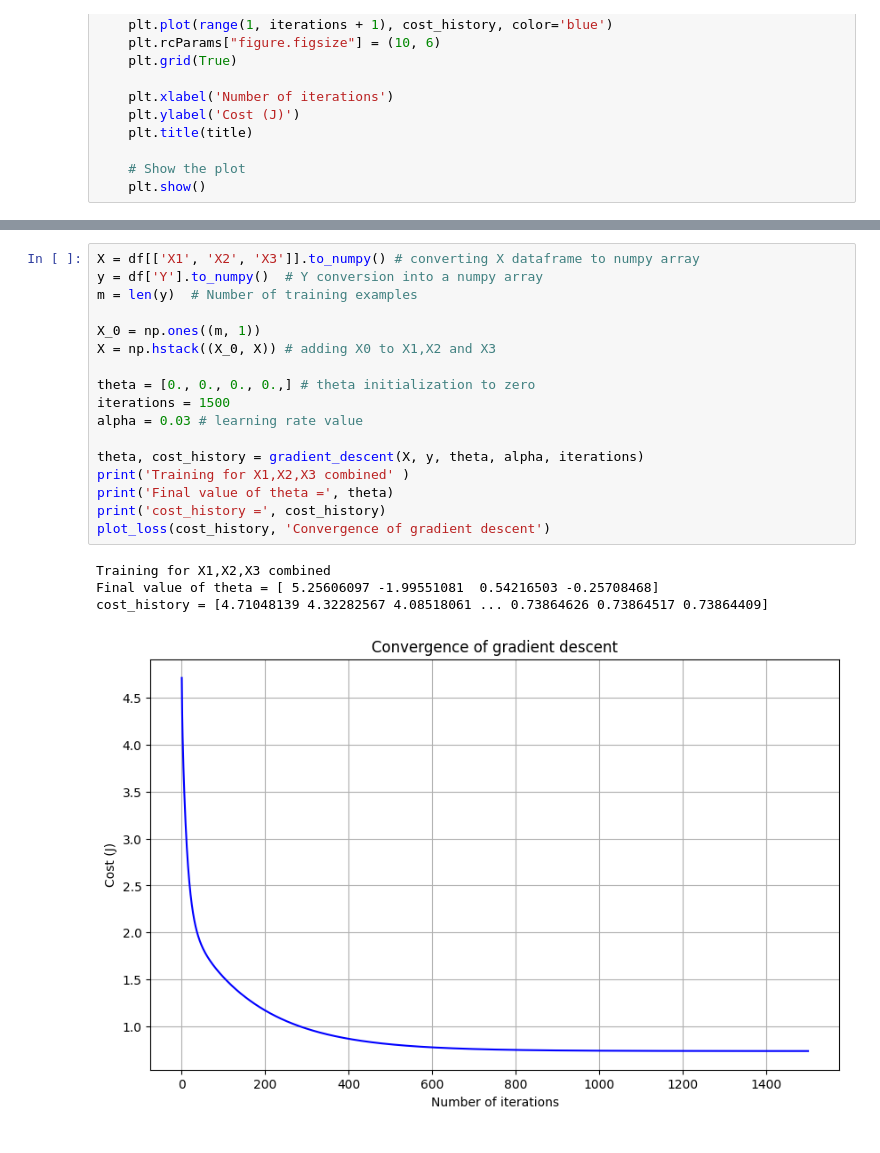
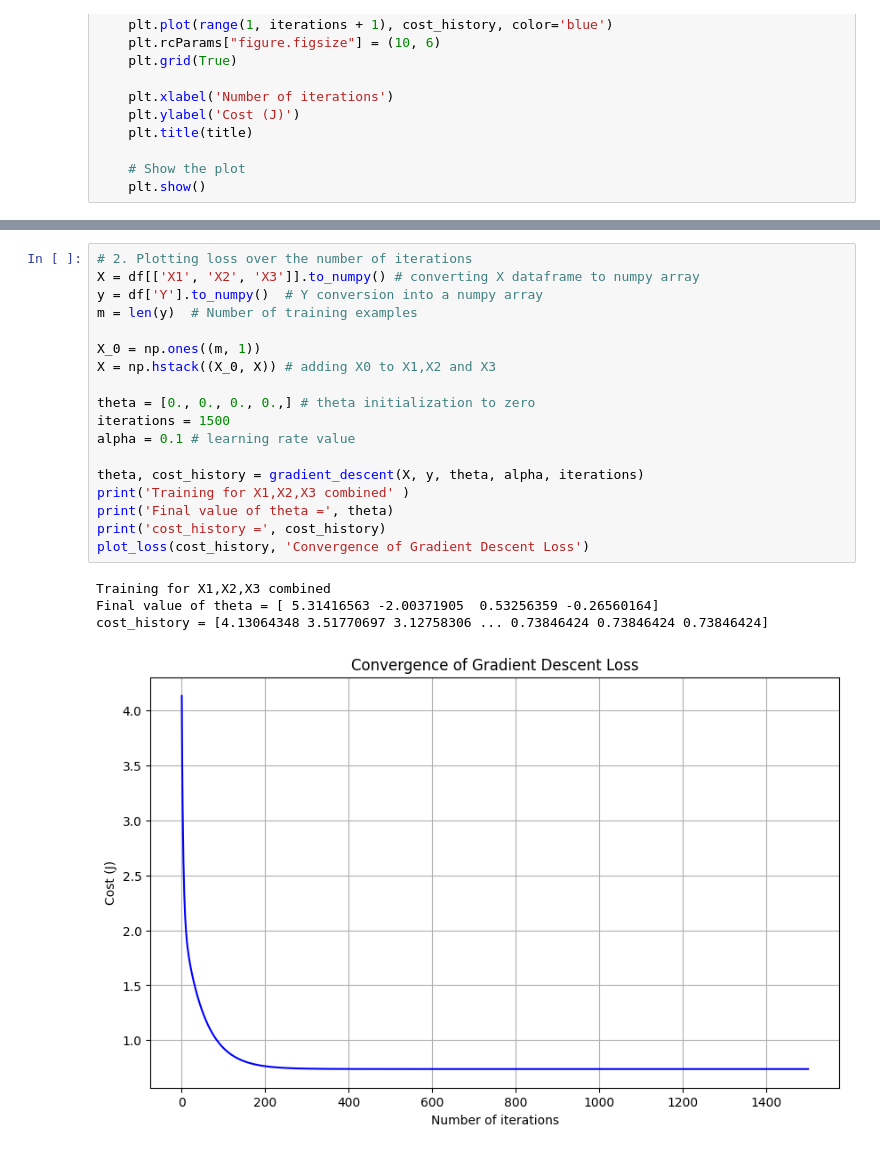
Before and after one commit to mayatahir/ECGR-5105, a Jupyter notebook: HW1/homework_1.ipynb, the cells around one changed output, grey strips where cells are left out. Drawn from its saved outputs; the diff is of its cells as text.

```diff
--- a/HW1/homework_1.ipynb
+++ b/HW1/homework_1.ipynb
@@ -202,25 +207,26 @@ This time, run linear regression with gradient descent algorithm using all three
 # %%
+# 2. Plotting loss over the number of iterations
 X = df[['X1', 'X2', 'X3']].to_numpy() # converting X dataframe to numpy array
 y = df['Y'].to_numpy()  # Y conversion into a numpy array
 m = len(y)  # Number of training examples
 
 X_0 = np.ones((m, 1))
 X = np.hstack((X_0, X)) # adding X0 to X1,X2 and X3
 
 theta = [0., 0., 0., 0.,] # theta initialization to zero
 iterations = 1500
-alpha = 0.03 # learning rate value
+alpha = 0.1 # learning rate value
 
 theta, cost_history = gradient_descent(X, y, theta, alpha, iterations)
 print('Training for X1,X2,X3 combined' )
 print('Final value of theta =', theta)
 print('cost_history =', cost_history)
-plot_loss(cost_history, 'Convergence of gradient descent')
+plot_loss(cost_history, 'Convergence of Gradient Descent Loss')
 # %% [output]
 Training for X1,X2,X3 combined
-Final value of theta = [ 5.25606097 -1.99551081  0.54216503 -0.25708468]
-cost_history = [4.71048139 4.32282567 4.08518061 ... 0.73864626 0.73864517 0.73864409]
+Final value of theta = [ 5.31416563 -2.00371905  0.53256359 -0.26560164]
+cost_history = [4.13064348 3.51770697 3.12758306 ... 0.73846424 0.73846424 0.73846424]
-[figure, old version]
+[figure, new version]
 # %%
 # 4. Predict the value of y for new (X1, X2, X3) values (1, 1, 1), for (2, 0, 4), and for (3, 2, 1)
 X_dataset = np.array([[1, 1, 1], [2, 0, 4], [3, 2, 1]]) # X array
```
Also changed, not shown: parts of 4 cells of this notebook.
